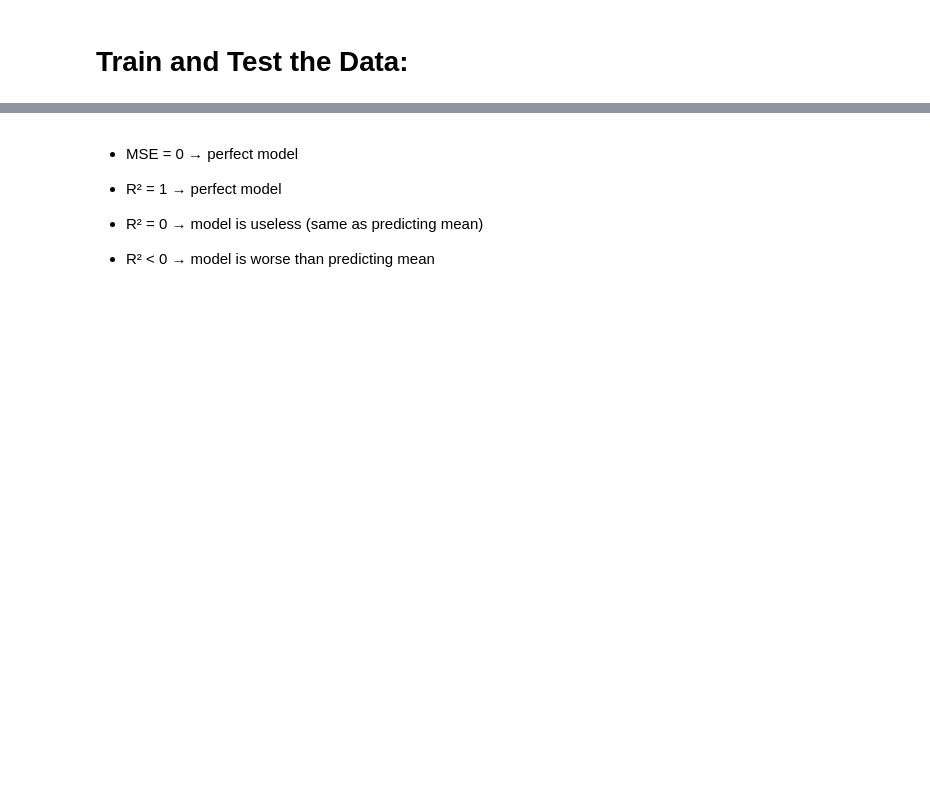
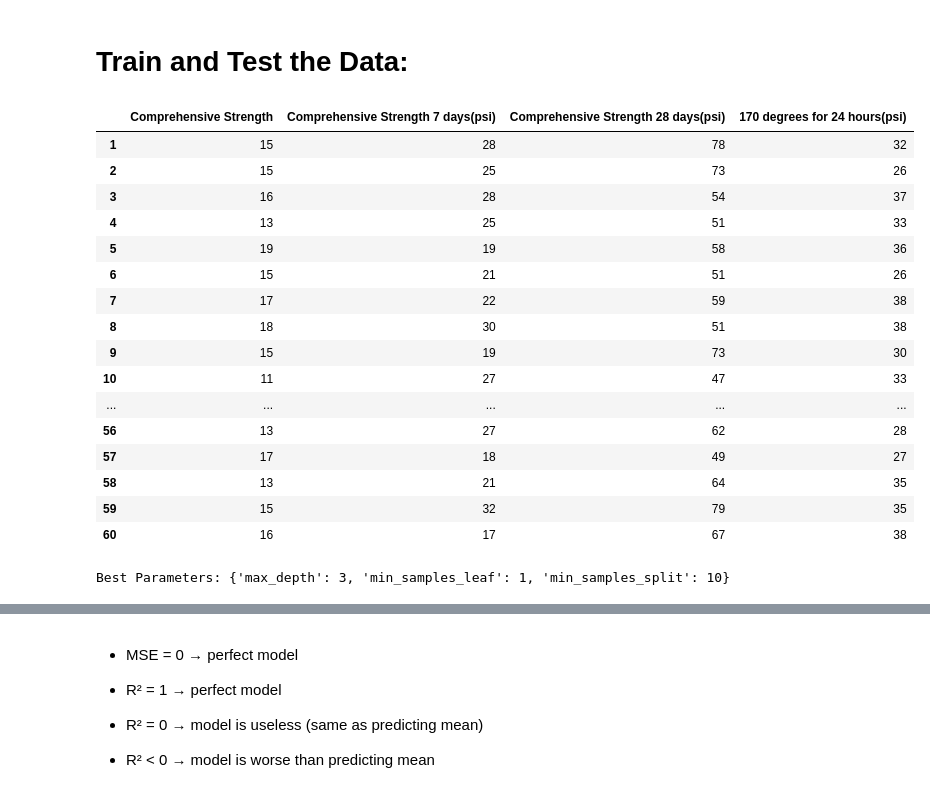
Before and after one commit to uofl-sbabb/DecisionTree, a Jupyter notebook: DecisionTreeRegressor/DecisionTreeRegressor.ipynb, the cells around one changed output, grey strips where cells are left out. Saved outputs shown, nothing was run; the diff lists cells and outputs as text; code cells hidden in the pictures; blank space fills up the shorter version.

```diff
--- a/DecisionTreeRegressor/DecisionTreeRegressor.ipynb
+++ b/DecisionTreeRegressor/DecisionTreeRegressor.ipynb
@@ -141,6 +141,44 @@ from sklearn.model_selection import GridSearchCV
 # %%
 X = geopolymer_df.iloc[:, 6:8]
 y = geopolymer_df.iloc[:, 8:12]
+y
+# %% [output]
+|  | Comprehensive Strength | Comprehensive Strength 7 days(psi) | Comprehensive Strength 28 days(psi) | 170 degrees for 24 hours(psi) |
+| 1 | 15 | 28 | 78 | 32 |
+| 2 | 15 | 25 | 73 | 26 |
+| 3 | 16 | 28 | 54 | 37 |
+| 4 | 13 | 25 | 51 | 33 |
+| 5 | 19 | 19 | 58 | 36 |
+| 6 | 15 | 21 | 51 | 26 |
+| 7 | 17 | 22 | 59 | 38 |
+| 8 | 18 | 30 | 51 | 38 |
+| 9 | 15 | 19 | 73 | 30 |
+| 10 | 11 | 27 | 47 | 33 |
+| ... | ... | ... | ... | ... |
+| 56 | 13 | 27 | 62 | 28 |
+| 57 | 17 | 18 | 49 | 27 |
+| 58 | 13 | 21 | 64 | 35 |
+| 59 | 15 | 32 | 79 | 35 |
+| 60 | 16 | 17 | 67 | 38 |
+# %%
+from sklearn.model_selection import GridSearchCV
+
+param_grid = {
+    'max_depth': [3,5,7,10,None],
+    'min_samples_split': [2,5,10],
+    'min_samples_leaf': [1,2,4]
+}
+
+grid = GridSearchCV(DecisionTreeRegressor(random_state=42),
+                    param_grid,
+                    cv=5,
+                    scoring='r2')
+
+grid.fit(X, y)
+
+print("Best Parameters:", grid.best_params_)
+# %% [output]
+Best Parameters: {'max_depth': 3, 'min_samples_leaf': 1, 'min_samples_split': 10}
 # %%
 from sklearn.model_selection import GridSearchCV
 # split data
```
Also changed, not shown: parts of 9 cells of this notebook.
